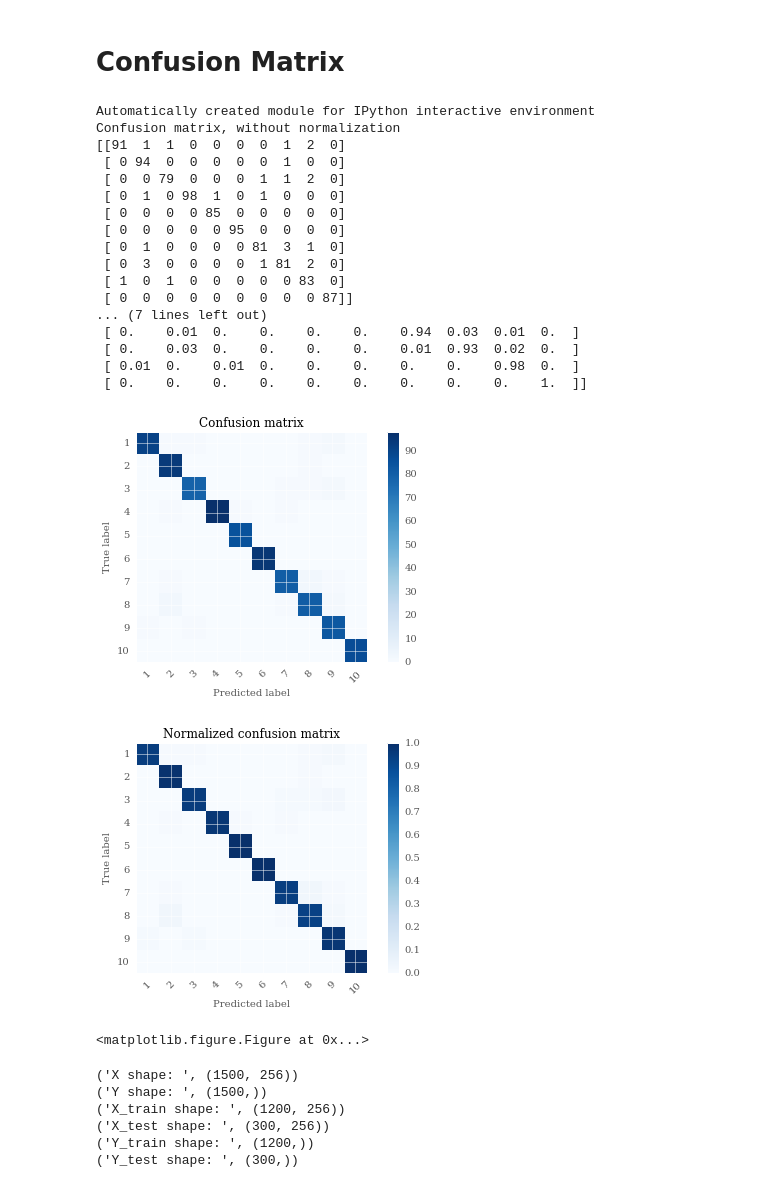
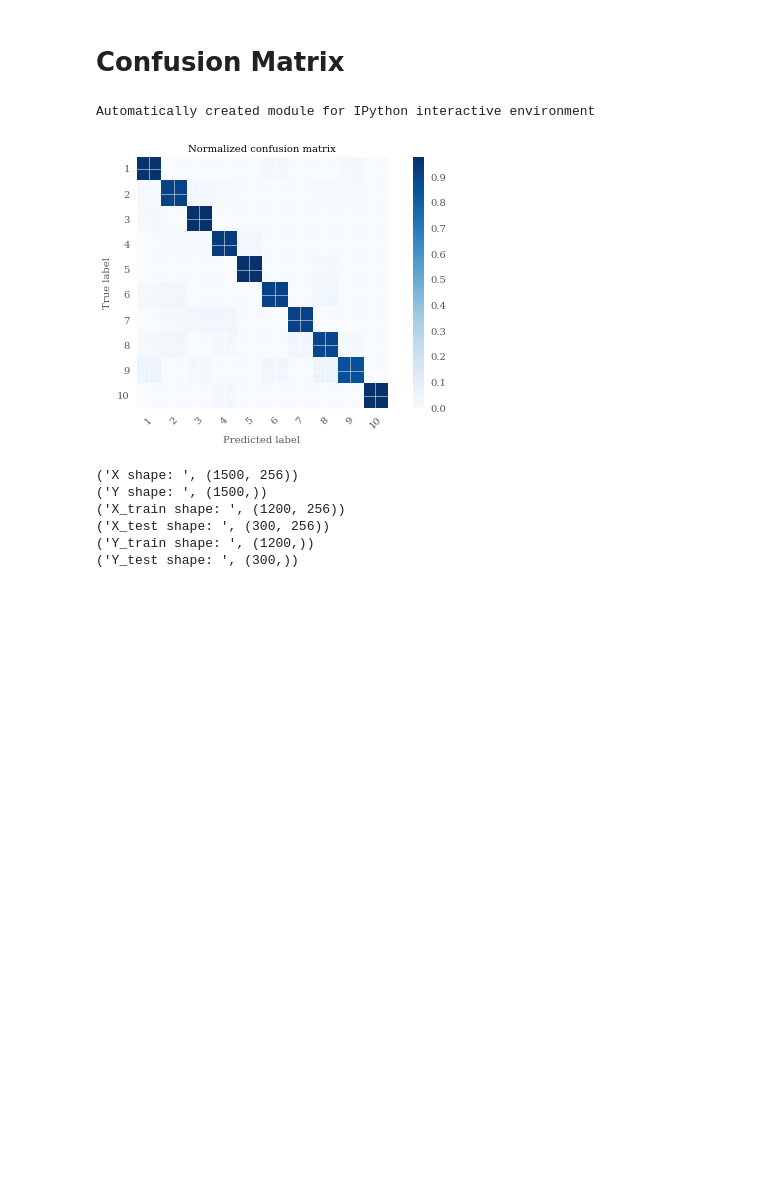
Before and after one commit to hosamshahin/Fall2015_ML_Project, a Jupyter notebook: results/Analysis.ipynb, the cells around one changed output. Saved outputs shown, nothing was run; the diff lists cells and outputs as text; code cells hidden in the pictures; blank space fills up the shorter version.

```diff
--- a/results/Analysis.ipynb
+++ b/results/Analysis.ipynb
@@ -487,68 +487,49 @@ plt.savefig('randomForest_estimators.eps', format='eps', bbox_inches='tight', dp
 # %%
 print(__doc__)
 
 import numpy as np
-import matplotlib.pyplot as plt
 
 from sklearn import svm, datasets
 from sklearn.cross_validation import train_test_split
 from sklearn.metrics import confusion_matrix
 
 def plot_confusion_matrix(cm, target_names=None, title='Confusion matrix', cmap=plt.cm.Blues):
-    plt.imshow(cm, interpolation='nearest', cmap=cmap)
-    plt.title(title)
-    plt.colorbar()
+    fig, ax = plt.subplots()
+
+    ax.imshow(cm, interpolation='nearest', cmap=cmap)
+    ax.title(title)
+    ax.colorbar()
     tick_marks = np.arange(len(target_names))
-    plt.xticks(tick_marks, target_names, rotation=45)
-    plt.yticks(tick_marks, target_names)
-    plt.tight_layout()
-    plt.ylabel('True label')
-    plt.xlabel('Predicted label')
+    ax.xticks(tick_marks, target_names, rotation=45)
+    ax.yticks(tick_marks, target_names)
+    ax.tight_layout()
+    ax.ylabel('True label')
+    ax.xlabel('Predicted label')
 
 
 # load confusion matrix
 data_set = '10'
 cm = np.load('./confusionMatrix/svm_cm_' + data_set + '.npy')
 target_names = np.load('./confusionMatrix/svm_names_' + data_set + '.npy')
-np.set_printoptions(precision=2)
-print('Confusion matrix, without normalization')
-print(cm)
-plt.figure()
-plot_confusion_matrix(cm, target_names)
+# np.set_printoptions(precision=2)
+# print('Confusion matrix, without normalization')
+# print(cm)
+# plt.figure()
+# plot_confusion_matrix(cm, target_names)
 
 # Normalize the confusion matrix by row (i.e by the number of samples
 # in each class)
 cm_normalized = cm.astype('float') / cm.sum(axis=1)[:, np.newaxis]
-print('Normalized confusion matrix')
-print(cm_normalized)
-plt.figure()
+# print('Normalized confusion matrix')
+# print(cm_normalized)
+# plt.figure()
 plot_confusion_matrix(cm_normalized, target_names, title='Normalized confusion matrix')
 
-plt.show()
-
-# Save output
-plt.savefig('Figs/cm_svm_5.eps', format='eps', bbox_inches='tight',dpi=300)
+# plt.show()
+plt.savefig('Figs/cm_svm_'+data_set+'.eps', format='eps', bbox_inches='tight',dpi=100)
 # %% [output]
 Automatically created module for IPython interactive environment
-Confusion matrix, without normalization
-[[91  1  1  0  0  0  0  1  2  0]
- [ 0 94  0  0  0  0  0  1  0  0]
- [ 0  0 79  0  0  0  1  1  2  0]
- [ 0  1  0 98  1  0  1  0  0  0]
- [ 0  0  0  0 85  0  0  0  0  0]
- [ 0  0  0  0  0 95  0  0  0  0]
- [ 0  1  0  0  0  0 81  3  1  0]
- [ 0  3  0  0  0  0  1 81  2  0]
- [ 1  0  1  0  0  0  0  0 83  0]
- [ 0  0  0  0  0  0  0  0  0 87]]
-... (7 lines left out)
- [ 0.    0.01  0.    0.    0.    0.    0.94  0.03  0.01  0.  ]
- [ 0.    0.03  0.    0.    0.    0.    0.01  0.93  0.02  0.  ]
- [ 0.01  0.    0.01  0.    0.    0.    0.    0.    0.98  0.  ]
- [ 0.    0.    0.    0.    0.    0.    0.    0.    0.    1.  ]]
-[figure, old version]
+[figure, new version]
-[figure, removed]
-<matplotlib.figure.Figure at 0x...>
 # %%
 from sklearn.cross_validation import train_test_split
 
```
Also changed, not shown: 2 other files.
